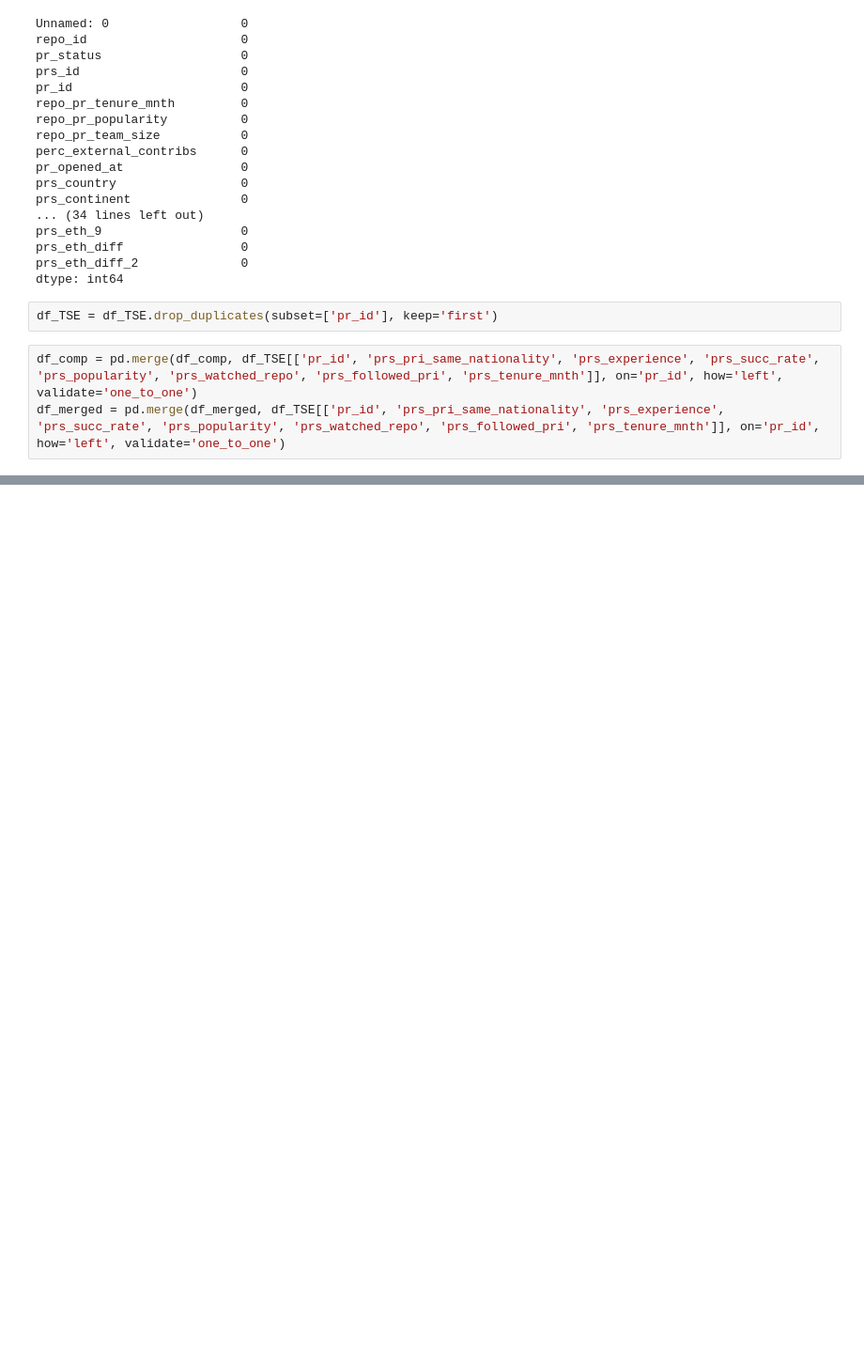
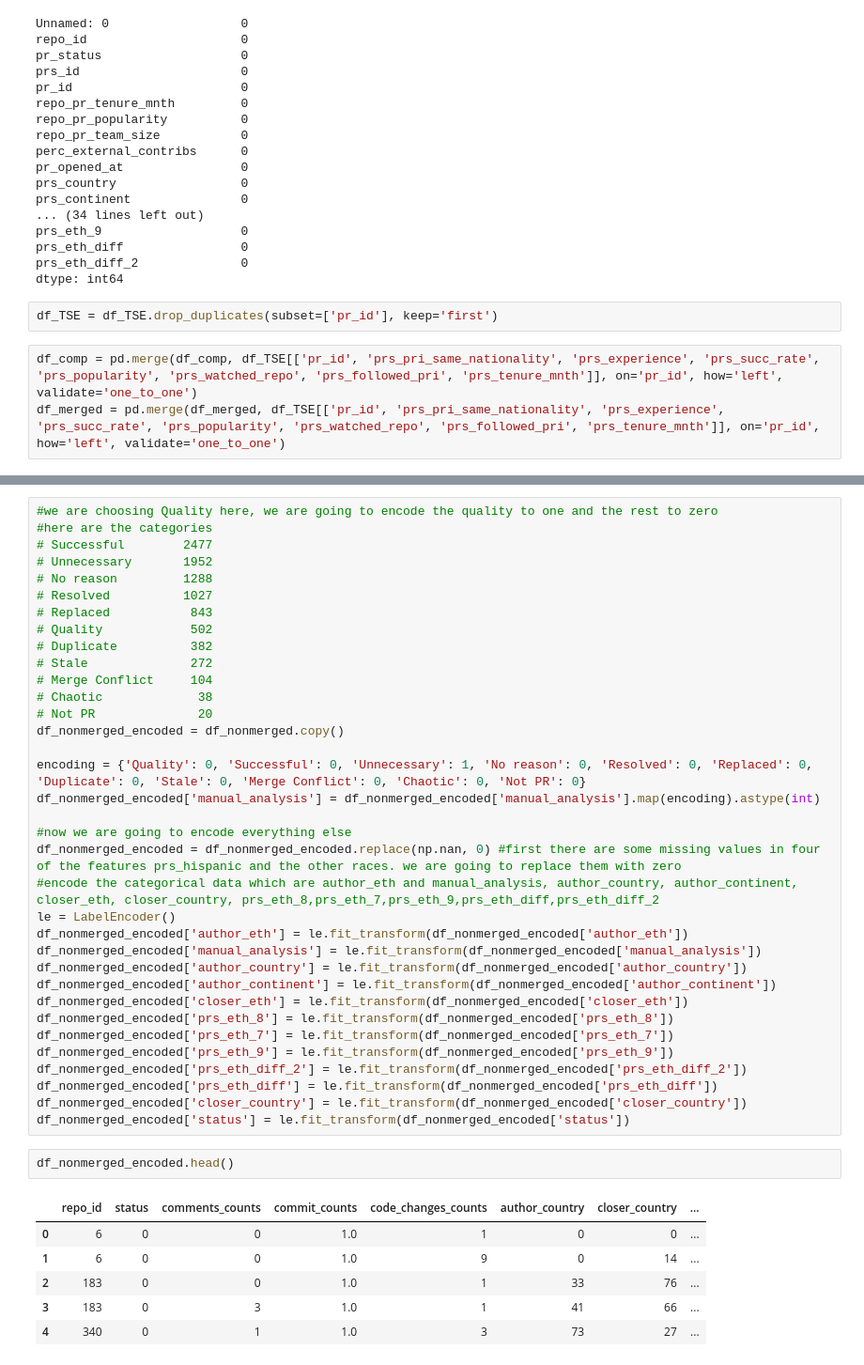
Before and after one commit to amirrshams/PR-comment-classifier, a Jupyter notebook: Ethnicity/comparing_model.ipynb, the cells around one changed output, grey strips where cells are left out. Shown at 94% size. Drawn from its saved outputs; the diff is of its cells as text; blank space fills up the shorter version.

```diff
--- a/Ethnicity/comparing_model.ipynb
+++ b/Ethnicity/comparing_model.ipynb
@@ -69,0 +96,44 @@ df_comp.head()
+# %%
+#we are choosing Quality here, we are going to encode the quality to one and the rest to zero
+#here are the categories
+# Successful        2477
+# Unnecessary       1952
+# No reason         1288
+# Resolved          1027
+# Replaced           843
+# Quality            502
+# Duplicate          382
+# Stale              272
+# Merge Conflict     104
+# Chaotic             38
+# Not PR              20
+df_nonmerged_encoded = df_nonmerged.copy()
+
+encoding = {'Quality': 0, 'Successful': 0, 'Unnecessary': 1, 'No reason': 0, 'Resolved': 0, 'Replaced': 0, 'Duplicate': 0, 'Stale': 0, 'Merge Conflict': 0, 'Chaotic': 0, 'Not PR': 0}
+df_nonmerged_encoded['manual_analysis'] = df_nonmerged_encoded['manual_analysis'].map(encoding).astype(int)
+
+#now we are going to encode everything else
+df_nonmerged_encoded = df_nonmerged_encoded.replace(np.nan, 0) #first there are some missing values in four of the features prs_hispanic and the other races. we are going to replace them with zero
+#encode the categorical data which are author_eth and manual_analysis, author_country, author_continent, closer_eth, closer_country, prs_eth_8,prs_eth_7,prs_eth_9,prs_eth_diff,prs_eth_diff_2
+le = LabelEncoder()
+df_nonmerged_encoded['author_eth'] = le.fit_transform(df_nonmerged_encoded['author_eth'])
+df_nonmerged_encoded['manual_analysis'] = le.fit_transform(df_nonmerged_encoded['manual_analysis'])
+df_nonmerged_encoded['author_country'] = le.fit_transform(df_nonmerged_encoded['author_country'])
+df_nonmerged_encoded['author_continent'] = le.fit_transform(df_nonmerged_encoded['author_continent'])
+df_nonmerged_encoded['closer_eth'] = le.fit_transform(df_nonmerged_encoded['closer_eth'])
+df_nonmerged_encoded['prs_eth_8'] = le.fit_transform(df_nonmerged_encoded['prs_eth_8'])
+df_nonmerged_encoded['prs_eth_7'] = le.fit_transform(df_nonmerged_encoded['prs_eth_7'])
+df_nonmerged_encoded['prs_eth_9'] = le.fit_transform(df_nonmerged_encoded['prs_eth_9'])
+df_nonmerged_encoded['prs_eth_diff_2'] = le.fit_transform(df_nonmerged_encoded['prs_eth_diff_2'])
+df_nonmerged_encoded['prs_eth_diff'] = le.fit_transform(df_nonmerged_encoded['prs_eth_diff'])
+df_nonmerged_encoded['closer_country'] = le.fit_transform(df_nonmerged_encoded['closer_country'])
+df_nonmerged_encoded['status'] = le.fit_transform(df_nonmerged_encoded['status'])
+# %%
+df_nonmerged_encoded.head()
+# %% [output]
+|  | repo_id | status | comments_counts | commit_counts | code_changes_counts | author_country | closer_country | ... |
+| 0 | 6 | 0 | 0 | 1.0 | 1 | 0 | 0 | ... |
+| 1 | 6 | 0 | 0 | 1.0 | 9 | 0 | 14 | ... |
+| 2 | 183 | 0 | 0 | 1.0 | 1 | 33 | 76 | ... |
+| 3 | 183 | 0 | 3 | 1.0 | 1 | 41 | 66 | ... |
+| 4 | 340 | 0 | 1 | 1.0 | 3 | 73 | 27 | ... |
```
Also changed, not shown: parts of 19 cells of this notebook.
